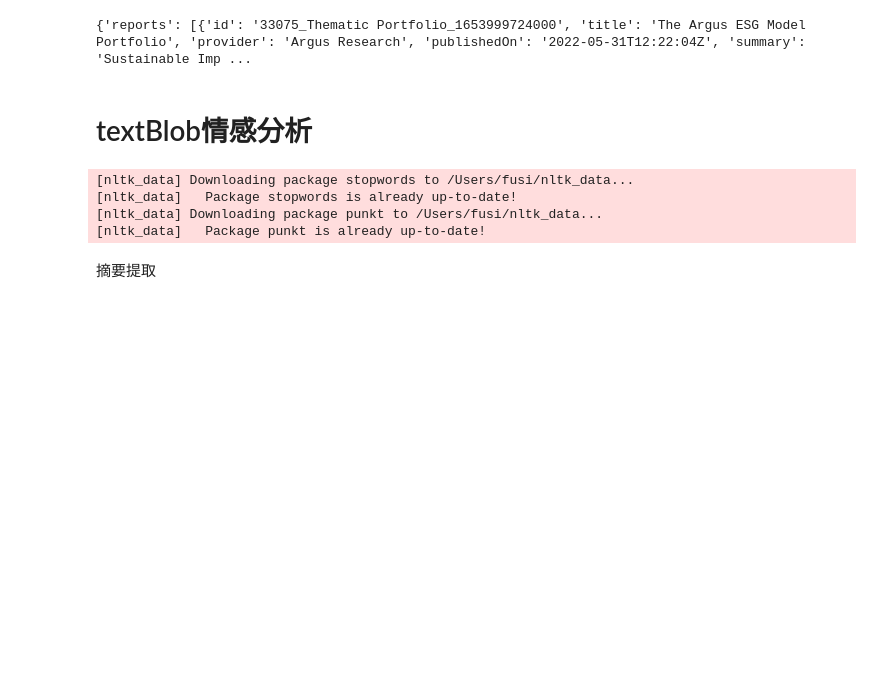
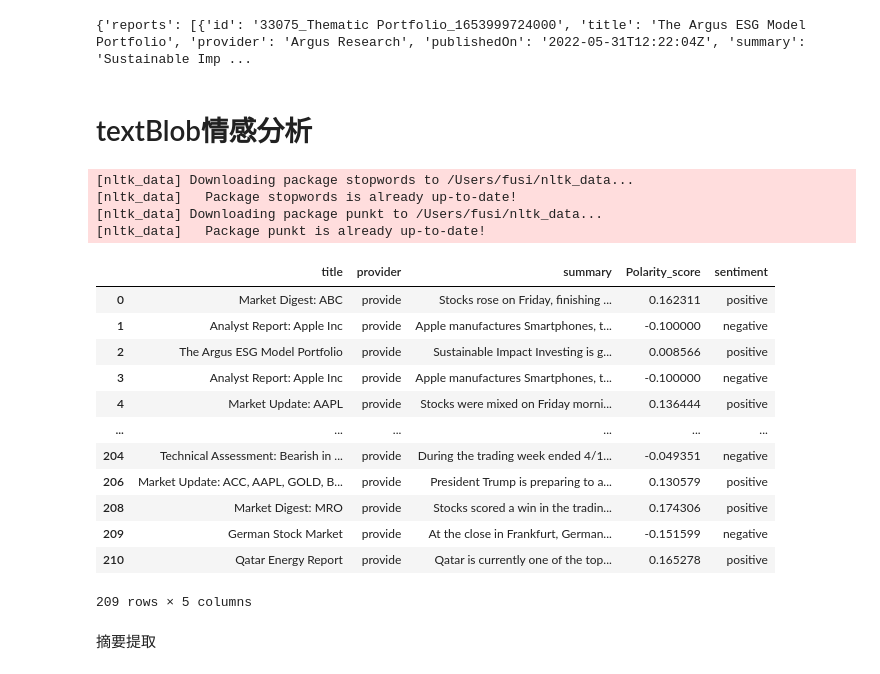
Before and after one commit to 19990715/BART-, a Jupyter notebook: demo1.ipynb, the cells around one changed output. Cells and saved outputs as stored; diff of their text form; code cells hidden in the pictures; blank space fills up the shorter version.

```diff
--- a/demo1.ipynb
+++ b/demo1.ipynb
@@ -35,0 +266,24 @@ american_stock_df
+# %%
+from scipy.stats import pearsonr
+import numpy as np
+'''
+s1 = list()
+s2 = list()
+corr = list()
+df_b = df_a
+
+
+for i in df_a[:10]:
+  for b in df_b[:10]:
+    pccs = pearsonr(df_a['logreturn'],df_b['logreturn'])
+    corr.append(pccs)
+
+print(corr)
+
+print(type(df_a.loc[0,'logreturn']))
+df_a.loc[0,'logreturn']
+'''
+p_log = df_a['logreturn'].tolist()
+from scipy.stats import pearsonr
+
+np.cov(2,3)
@@ -162,6 +412,8 @@ with open("finance_insights_3.json", 'r') as f:
 # %%
 report_df
 report_df.to_csv('insights_1.csv',index = 'False')
+# %% [markdown]
+# textBlob情感分析
 # %%
 import pandas as pd
 import numpy as np
@@ -169,8 +421,6 @@ import numpy as np
 summary_df=pd.read_csv('insights_sum.csv')
 
 #summary_df.to_json('insight_summary.json',orient = 'records')
-# %% [markdown]
-# textBlob情感分析
 # %%
 import nltk
 nltk.download('stopwords')
@@ -192,18 +442,20 @@ from textblob import TextBlob
 # %%
  def getSentiment(file):
     scoreList = []
+    score = []
     with open(file) as f:
         lines = f.readlines()
     for line in lines:
         blob = TextBlob(line)
         b = blob.sentiment.polarity
+        score.append(b)
         if b > 0:
             scoreList.append("positive")
         else:
             scoreList.append("negative")
         #trans.append(s)
         #print(b)
-    return scoreList
+    return scoreList,score
 '''
         for word in trans:
           if word not in stop_words:
@@ -212,10 +464,33 @@ from textblob import TextBlob
         wordList = []
 '''
 
+pd.set_option('display.width', 1000)
+pd.set_option('display.max_colwidth', 1000)
+scoreList,score = getSentiment("summary.txt")
+summary_df['Polarity_score'] = score
+summary_df['sentiment'] = scoreList
+#summary_df.to_json('summary_with_sentiment.json',orient = 'records')
+summary_df.drop(labels=[207],axis=0,inplace=True)
 
-scoreList = getSentiment("summary.txt")
-summary_df['sentiment'] = scoreList
-summary_df.to_json('summary_with_sentiment.json',orient = 'records')
+
+#summary_df
+# %%
+summary_df.drop(labels=[205],axis=0,inplace=True)
+summary_df
+# %% [output]
+|  | title | provider | summary | Polarity_score | sentiment |
+| 0 | Market Digest: ABC | provide | Stocks rose on Friday, finishing ... | 0.162311 | positive |
+| 1 | Analyst Report: Apple Inc | provide | Apple manufactures Smartphones, t... | -0.100000 | negative |
+| 2 | The Argus ESG Model Portfolio | provide | Sustainable Impact Investing is g... | 0.008566 | positive |
+| 3 | Analyst Report: Apple Inc | provide | Apple manufactures Smartphones, t... | -0.100000 | negative |
+| 4 | Market Update: AAPL | provide | Stocks were mixed on Friday morni... | 0.136444 | positive |
+| ... | ... | ... | ... | ... | ... |
+| 204 | Technical Assessment: Bearish in ... | provide | During the trading week ended 4/1... | -0.049351 | negative |
+| 206 | Market Update: ACC, AAPL, GOLD, B... | provide | President Trump is preparing to a... | 0.130579 | positive |
+| 208 | Market Digest: MRO | provide | Stocks scored a win in the tradin... | 0.174306 | positive |
+| 209 | German Stock Market | provide | At the close in Frankfurt, German... | -0.151599 | negative |
+| 210 | Qatar Energy Report | provide | Qatar is currently one of the top... | 0.165278 | positive |
+209 rows × 5 columns
 # %% [markdown]
 摘要提取
 # %%
```
Also changed, not shown: parts of 25 cells of this notebook.
